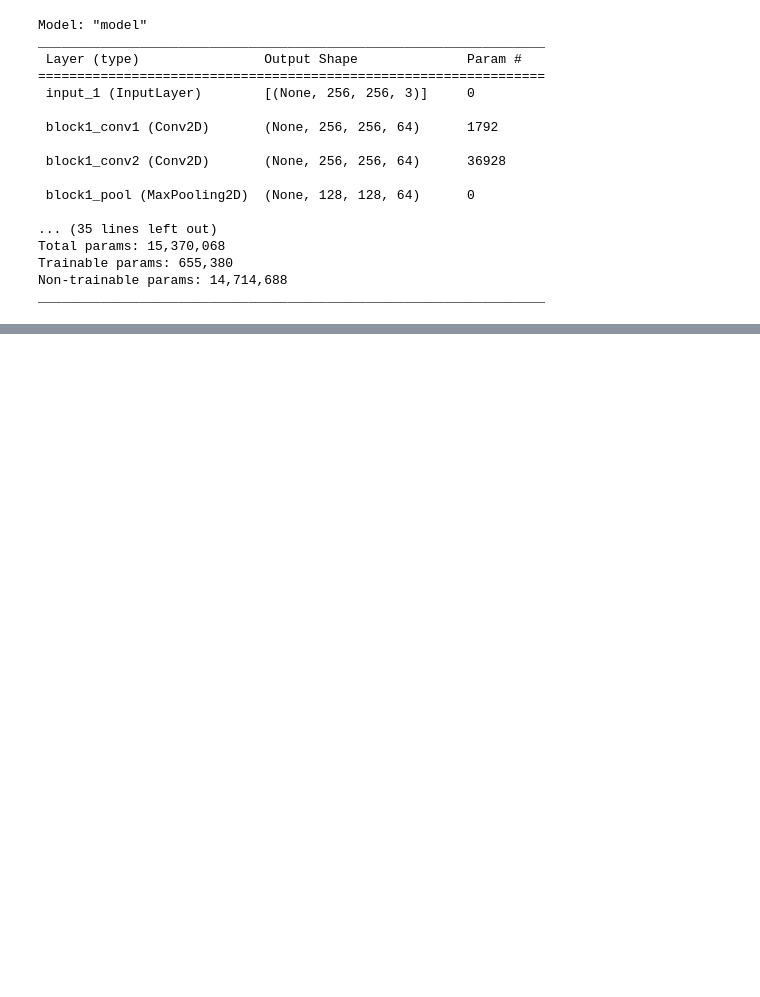
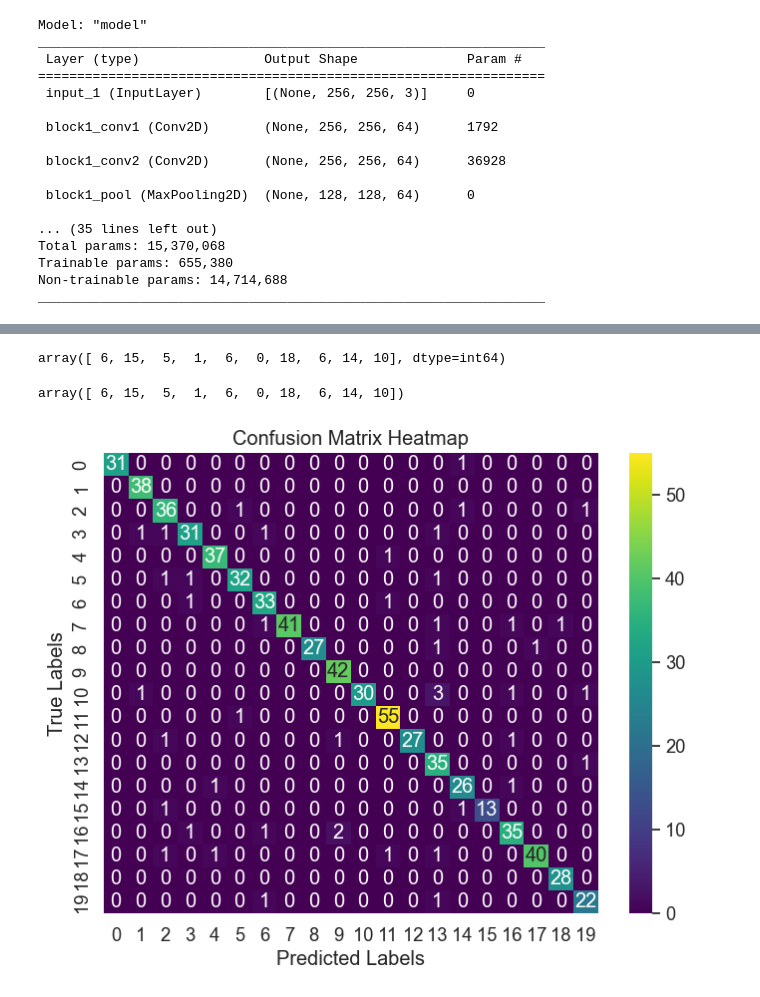
Before and after one commit to MrProgrammerr/Food_Recognition_CodeBase, a Jupyter notebook: Food classifier CNN.ipynb, the cells around one changed output, grey strips where cells are left out. Drawn from its saved outputs; the diff is of its cells as text; code cells hidden in the pictures; blank space fills up the shorter version.

```diff
--- a/Food classifier CNN.ipynb
+++ b/Food classifier CNN.ipynb
@@ -297,0 +290,3 @@ INFO:tensorflow:Assets written to: ./Model2/1\assets
+# %%
+x_test = x_test.reshape(64*11,256,256,3)
+y_test = y_test.reshape(64*11,)
@@ -297,0 +297,2 @@ INFO:tensorflow:Assets written to: ./Model2/1\assets
+# %%
+y_pred = model.predict(x_test)
@@ -297,0 +305,2 @@ INFO:tensorflow:Assets written to: ./Model2/1\assets
+# %%
+y_pred = np.array([np.argmax(i) for i in y_pred])
@@ -297,0 +311,8 @@ INFO:tensorflow:Assets written to: ./Model2/1\assets
+# %%
+y_pred[:10]
+# %% [output]
+array([ 6, 15,  5,  1,  6,  0, 18,  6, 14, 10], dtype=int64)
+# %%
+y_test[:10]
+# %% [output]
+array([ 6, 15,  5,  1,  6,  0, 18,  6, 14, 10])
@@ -297,0 +321,2 @@ INFO:tensorflow:Assets written to: ./Model2/1\assets
+# %%
+mat = confusion_matrix(y_test,y_pred)
@@ -297,0 +325,9 @@ INFO:tensorflow:Assets written to: ./Model2/1\assets
+# %%
+plt.figure(figsize=(8, 6))
+sns.heatmap(mat, annot=True,cmap='viridis' , fmt='g')
+plt.xlabel('Predicted Labels')
+plt.ylabel('True Labels')
+plt.title('Confusion Matrix Heatmap')
+plt.show()
+# %% [output]
+[figure, added]
```
Also changed, not shown: parts of 33 cells of this notebook.
